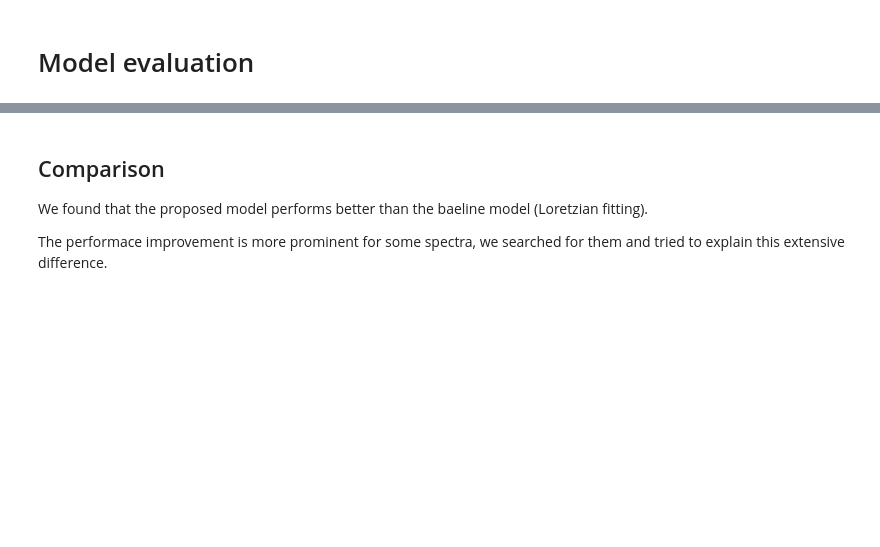
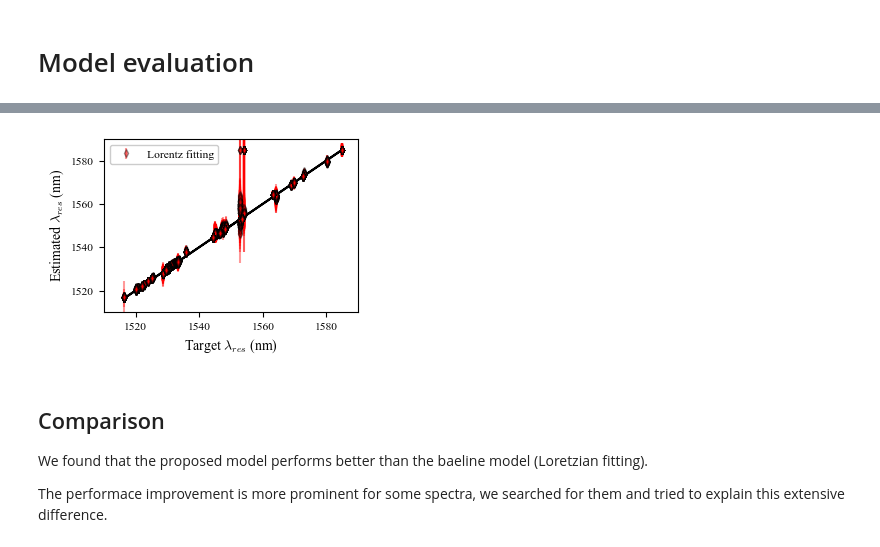
Before and after one commit to felipebarino/lpfg_demodulation_supplementary, a Jupyter notebook: 3 - Evaluation by measured spectra.ipynb, the cells around one changed output, grey strips where cells are left out. Drawn from its saved outputs; the diff is of its cells as text; code cells hidden in the pictures; blank space fills up the shorter version.

```diff
--- a/3 - Evaluation by measured spectra.ipynb
+++ b/3 - Evaluation by measured spectra.ipynb
@@ -107,13 +124,30 @@ Run the baseline model for the same samples.
 # %%
 # Get the lorentzian approximation for each spectrum and fbg positioning
 lorentz_pred = []
 lorentz_uncertainty = []
 for x, f in zip(X, fbg_pos):
     m, u = lorentz_estimation(f, x)
     lorentz_pred.append(m)
     lorentz_uncertainty.append(u)
 lorentz_pred = np.array(lorentz_pred)
 lorentz_uncertainty = np.array(lorentz_uncertainty)
+
+# Show response
+plt.figure(figsize=(3.4, 2.5))
+ms = 4
+mw = 1
+a = 0.4
+plt.errorbar(y, lorentz_pred, yerr=lorentz_uncertainty, fmt='dr', alpha=a, markersize=ms, markeredgecolor='k', markeredgewidth=mw, label='Lorentz fitting')
+plt.plot(y, y, 'k')
+plt.legend(loc='upper left')
+plt.xlabel('Target $\lambda_{res}$ (nm)')
+plt.ylabel('Estimated $\lambda_{res}$ (nm)')
+plt.xlim(1510, 1590)
+plt.ylim(1510, 1590)
+plt.tight_layout()
+plt.show()
+# %% [output]
+[figure, added]
 # %% [markdown]
 ## Comparison
 
```
Also changed, not shown: parts of 18 cells of this notebook, 3 other files.
